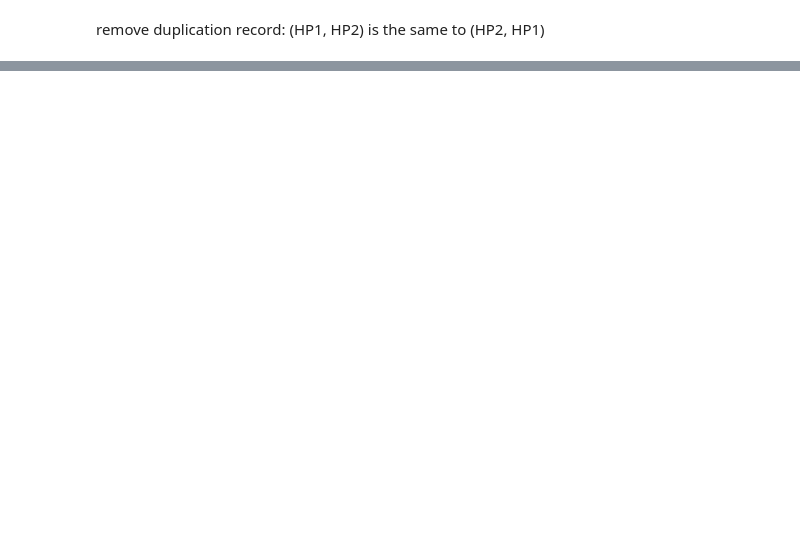
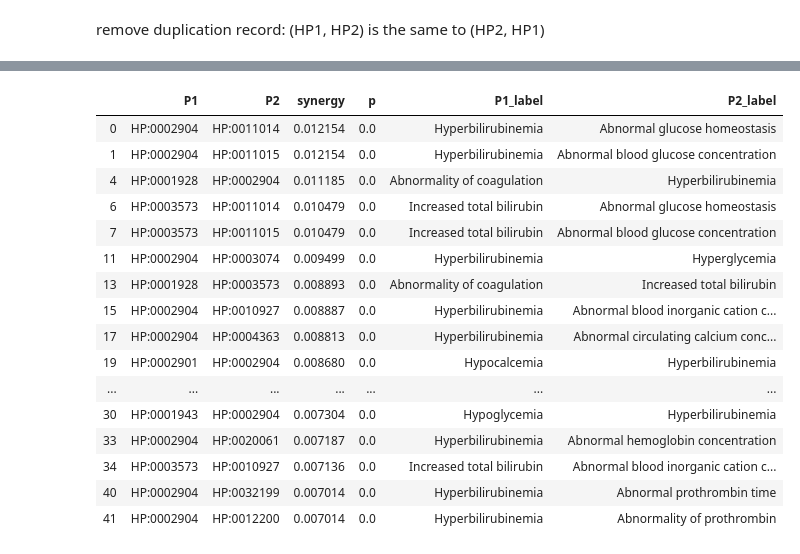
Before and after one commit to TheJacksonLaboratory/MIMIC_HPO, a Jupyter notebook: src/main/resources/interpretation.ipynb, the cells around one changed output, grey strips where cells are left out. Cells and saved outputs as stored; diff of their text form; code cells hidden in the pictures; blank space fills up the shorter version.

```diff
--- a/src/main/resources/interpretation.ipynb
+++ b/src/main/resources/interpretation.ipynb
@@ -70,3 +95,29 @@ top5percent_synergy_pair_acute_renal_failure.head(20)
+# %%
+mask = np.array([hpo.has_dependency(data.P1[i], data.P2[i]) for i in np.arange(data.shape[0])])
+S_acute_renal_failure = data.loc[np.logical_not(mask), :].sort_values(by = 'synergy', ascending=False)
+S_acute_renal_failure = S_acute_renal_failure.loc[S_acute_renal_failure.P1 < S_acute_renal_failure.P2, :]
+S_acute_renal_failure['P1_label'] = np.array([hpo.term_id2name_map().get(termid) for termid in S_acute_renal_failure.P1])
+S_acute_renal_failure['P2_label'] = np.array([hpo.term_id2name_map().get(termid) for termid in S_acute_renal_failure.P2])
+top5percent_synergy_pair_acute_renal_failure = S_acute_renal_failure.iloc[0:math.ceil(0.05 * len(S_acute_renal_failure)), :]
+top5percent_synergy_pair_acute_renal_failure.head(20)
+# %% [output]
+|  | P1 | P2 | synergy | p | P1_label | P2_label |
+| 0 | HP:0002904 | HP:0011014 | 0.012154 | 0.0 | Hyperbilirubinemia | Abnormal glucose homeostasis |
+| 1 | HP:0002904 | HP:0011015 | 0.012154 | 0.0 | Hyperbilirubinemia | Abnormal blood glucose concentration |
+| 4 | HP:0001928 | HP:0002904 | 0.011185 | 0.0 | Abnormality of coagulation | Hyperbilirubinemia |
+| 6 | HP:0003573 | HP:0011014 | 0.010479 | 0.0 | Increased total bilirubin | Abnormal glucose homeostasis |
+| 7 | HP:0003573 | HP:0011015 | 0.010479 | 0.0 | Increased total bilirubin | Abnormal blood glucose concentration |
+| 11 | HP:0002904 | HP:0003074 | 0.009499 | 0.0 | Hyperbilirubinemia | Hyperglycemia |
+| 13 | HP:0001928 | HP:0003573 | 0.008893 | 0.0 | Abnormality of coagulation | Increased total bilirubin |
+| 15 | HP:0002904 | HP:0010927 | 0.008887 | 0.0 | Hyperbilirubinemia | Abnormal blood inorganic cation c... |
+| 17 | HP:0002904 | HP:0004363 | 0.008813 | 0.0 | Hyperbilirubinemia | Abnormal circulating calcium conc... |
+| 19 | HP:0002901 | HP:0002904 | 0.008680 | 0.0 | Hypocalcemia | Hyperbilirubinemia |
+| ... | ... | ... | ... | ... | ... | ... |
+| 30 | HP:0001943 | HP:0002904 | 0.007304 | 0.0 | Hypoglycemia | Hyperbilirubinemia |
+| 33 | HP:0002904 | HP:0020061 | 0.007187 | 0.0 | Hyperbilirubinemia | Abnormal hemoglobin concentration |
+| 34 | HP:0003573 | HP:0010927 | 0.007136 | 0.0 | Increased total bilirubin | Abnormal blood inorganic cation c... |
+| 40 | HP:0002904 | HP:0032199 | 0.007014 | 0.0 | Hyperbilirubinemia | Abnormal prothrombin time |
+| 41 | HP:0002904 | HP:0012200 | 0.007014 | 0.0 | Hyperbilirubinemia | Abnormality of prothrombin |
 # %%
 top5percent_synergy_pair_acute_renal_failure.to_csv('top5percent_synergy_pair_acute_renal_failure.csv', index=False)
 # %%
```
Also changed, not shown: parts of 21 cells of this notebook, 1 other file.
